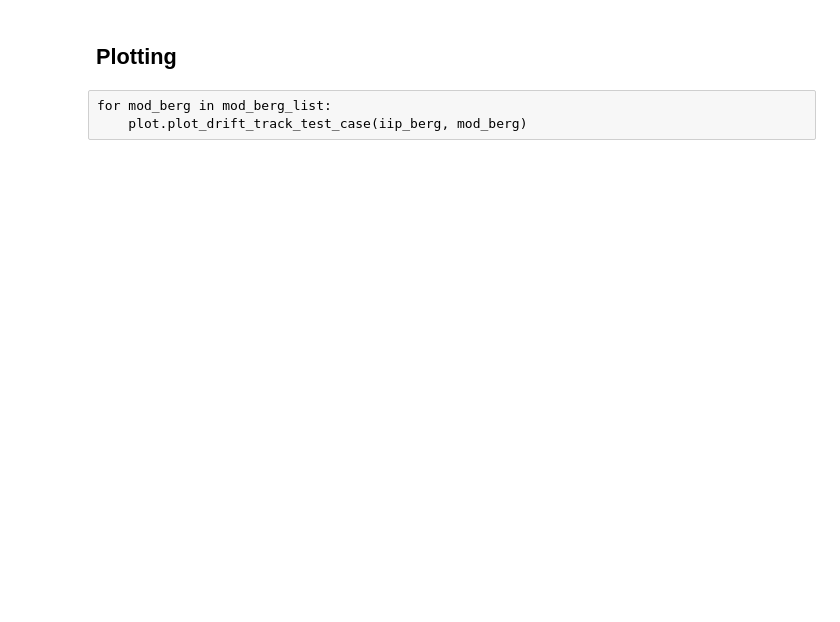
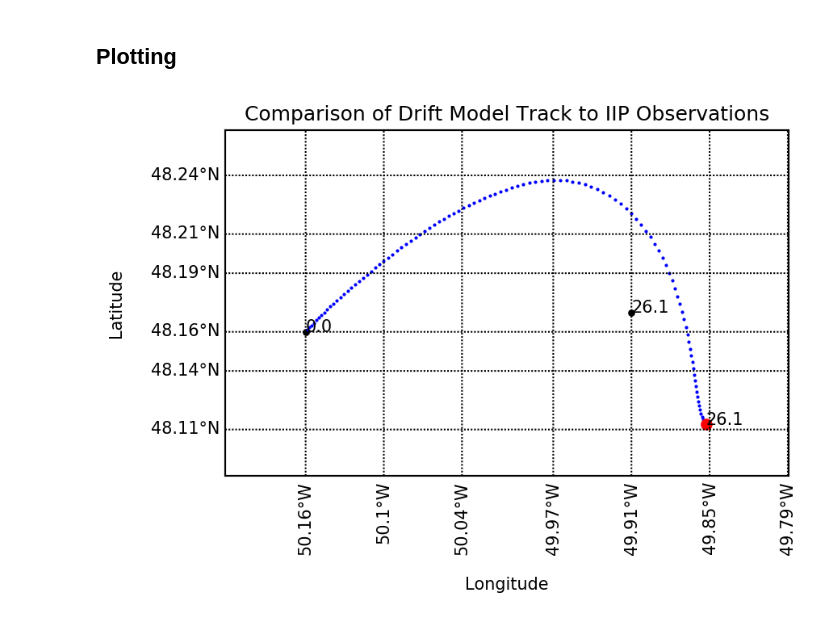
Before and after one commit to evankielley/IceDEF, a Jupyter notebook: notebooks/drift_simulator.ipynb, the cells around one changed output. Drawn from its saved outputs; the diff is of its cells as text; code cells hidden in the pictures; blank space fills up the shorter version.

```diff
--- a/notebooks/drift_simulator.ipynb
+++ b/notebooks/drift_simulator.ipynb
@@ -209,5 +209,2 @@ Final time: 2015-06-18 13:13:00
 # %% [markdown]
 ## Plotting
-# %% [raw]
-for mod_berg in mod_berg_list:
-    plot.plot_drift_track_test_case(iip_berg, mod_berg)
@@ -432 +211,5 @@ def plot_spaghetti_test_case(iip_berg, mod_berg_list, time_labels=False):
+# %%
+plot.plot_drift_track_test_case(iip_berg, mod_berg)
+# %% [output]
+[figure, added]
 # %%
```
Also changed, not shown: parts of 6 cells of this notebook, 1 other file.
